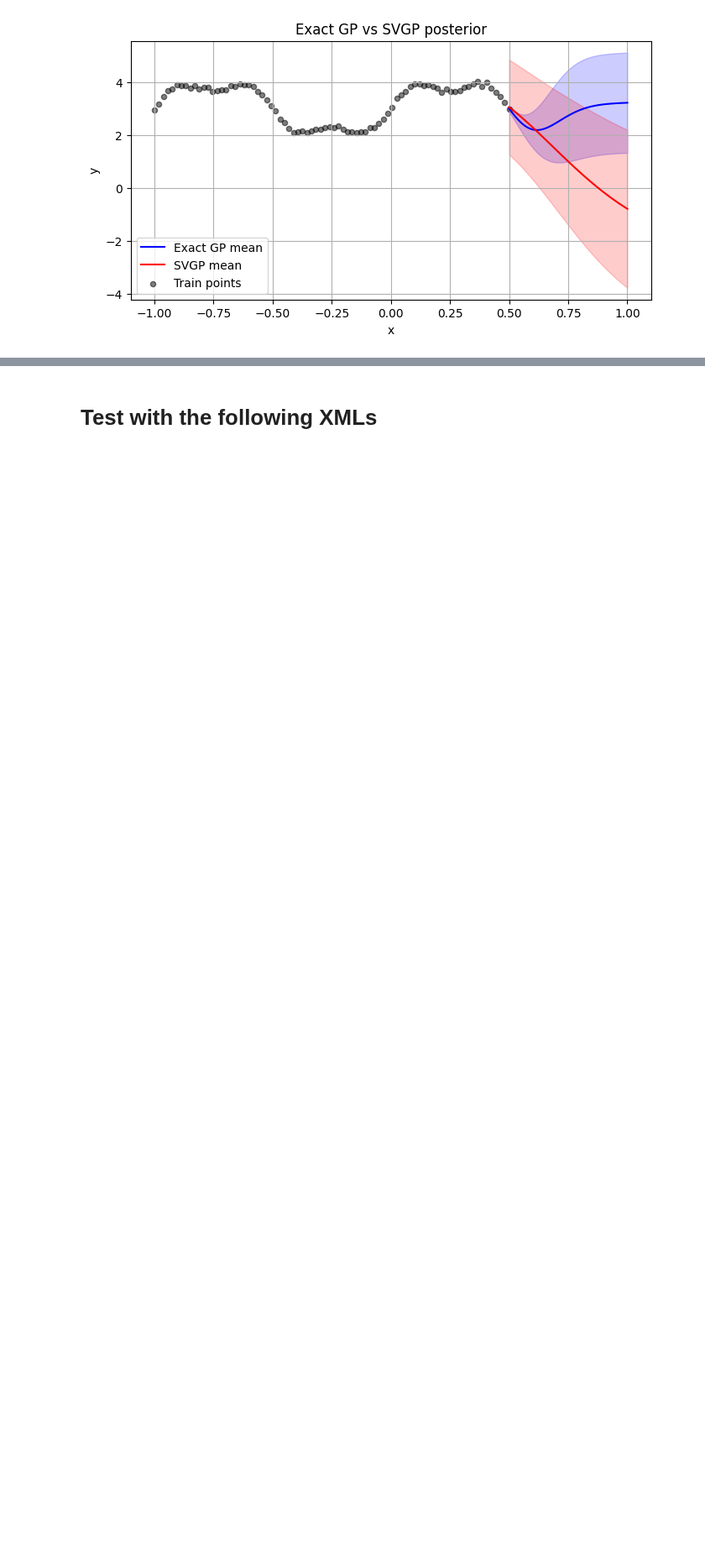
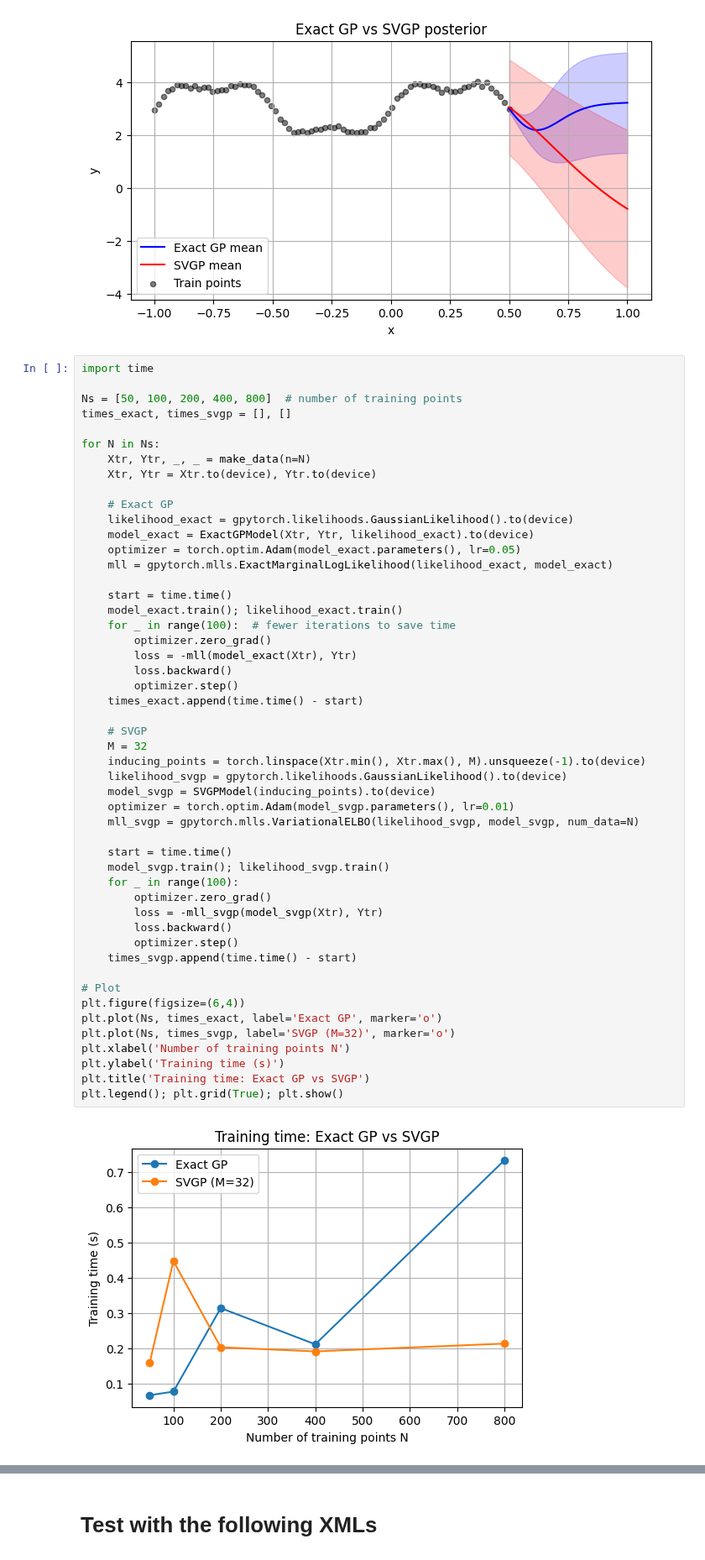
Before and after one commit to simkarwin/RL1, a Jupyter notebook: lab7_mbrl.ipynb, the cells around one changed output, grey strips where cells are left out. Shown at 84% size. Drawn from its saved outputs; the diff is of its cells as text; blank space fills up the shorter version.

```diff
--- a/lab7_mbrl.ipynb
+++ b/lab7_mbrl.ipynb
@@ -492,6 +492,58 @@ plt.legend(); plt.xlabel('x'); plt.ylabel('y'); plt.title('Exact GP vs SVGP post
 plt.grid(True); plt.show()
 # %% [output]
 [figure]
+# %%
+import time
+
+Ns = [50, 100, 200, 400, 800]  # number of training points
+times_exact, times_svgp = [], []
+
+for N in Ns:
+    Xtr, Ytr, _, _ = make_data(n=N)
+    Xtr, Ytr = Xtr.to(device), Ytr.to(device)
+
+    # Exact GP
+    likelihood_exact = gpytorch.likelihoods.GaussianLikelihood().to(device)
+    model_exact = ExactGPModel(Xtr, Ytr, likelihood_exact).to(device)
+    optimizer = torch.optim.Adam(model_exact.parameters(), lr=0.05)
+    mll = gpytorch.mlls.ExactMarginalLogLikelihood(likelihood_exact, model_exact)
+
+    start = time.time()
+    model_exact.train(); likelihood_exact.train()
+    for _ in range(100):  # fewer iterations to save time
+        optimizer.zero_grad()
+        loss = -mll(model_exact(Xtr), Ytr)
+        loss.backward()
+        optimizer.step()
+    times_exact.append(time.time() - start)
+
+    # SVGP
+    M = 32
+    inducing_points = torch.linspace(Xtr.min(), Xtr.max(), M).unsqueeze(-1).to(device)
+    likelihood_svgp = gpytorch.likelihoods.GaussianLikelihood().to(device)
+    model_svgp = SVGPModel(inducing_points).to(device)
+    optimizer = torch.optim.Adam(model_svgp.parameters(), lr=0.01)
+    mll_svgp = gpytorch.mlls.VariationalELBO(likelihood_svgp, model_svgp, num_data=N)
+
+    start = time.time()
+    model_svgp.train(); likelihood_svgp.train()
+    for _ in range(100):
+        optimizer.zero_grad()
+        loss = -mll_svgp(model_svgp(Xtr), Ytr)
+        loss.backward()
+        optimizer.step()
+    times_svgp.append(time.time() - start)
+
+# Plot
+plt.figure(figsize=(6,4))
+plt.plot(Ns, times_exact, label='Exact GP', marker='o')
+plt.plot(Ns, times_svgp, label='SVGP (M=32)', marker='o')
+plt.xlabel('Number of training points N')
+plt.ylabel('Training time (s)')
+plt.title('Training time: Exact GP vs SVGP')
+plt.legend(); plt.grid(True); plt.show()
+# %% [output]
+[figure, added]
 # %% [markdown]
 ## Exercise 2 (Optional, except PhD students): Model-Based Reinforcement Learning with Gaussian Process + MPC
 ***Goal:***
```
